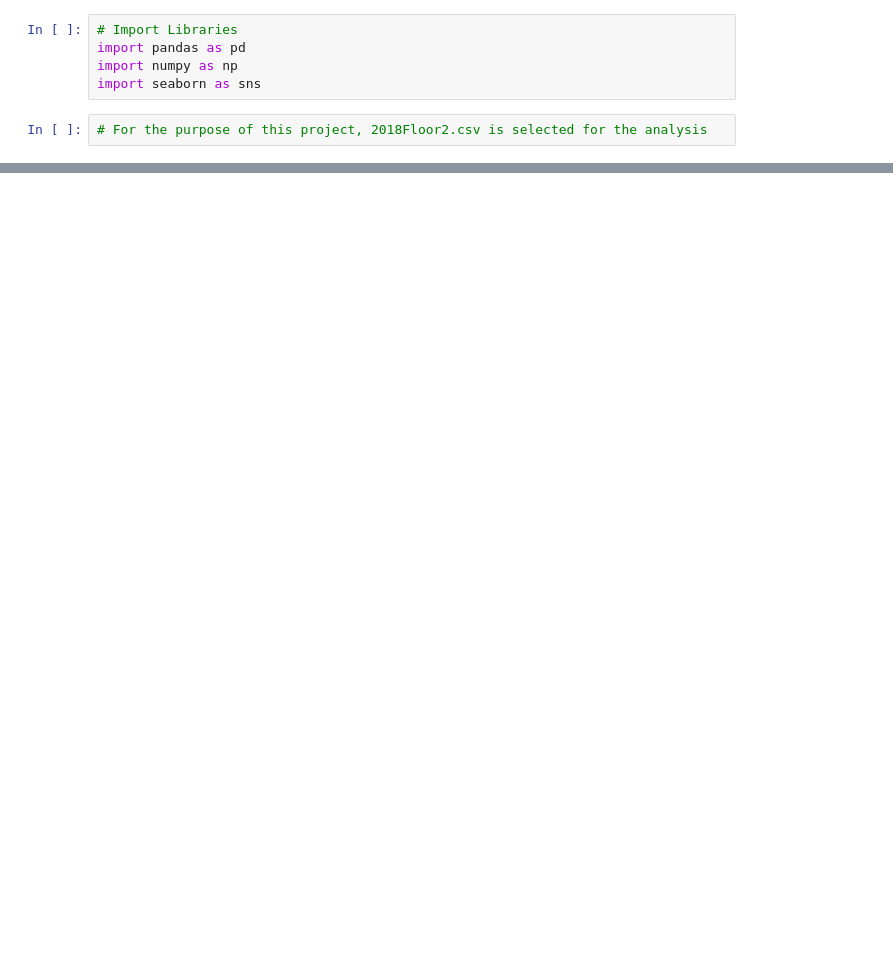
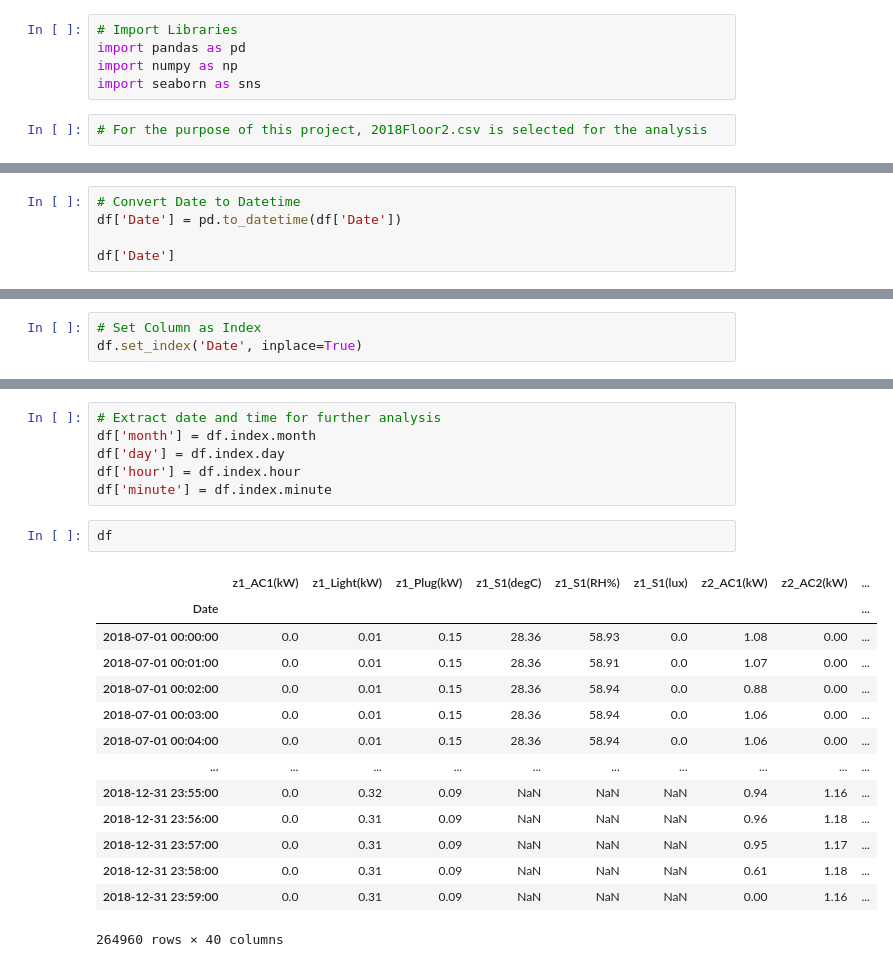
Before and after one commit to iceyisaak/smart-building, a Jupyter notebook: smart-building-project.ipynb, the cells around one changed output, grey strips where cells are left out. Drawn from its saved outputs; the diff is of its cells as text; blank space fills up the shorter version.

```diff
--- a/smart-building-project.ipynb
+++ b/smart-building-project.ipynb
@@ -96,0 +135,5 @@ dtype: int64
+# %%
+# Convert Date to Datetime
+df['Date'] = pd.to_datetime(df['Date'])
+
+df['Date']
@@ -96,0 +153,3 @@ dtype: int64
+# %%
+# Set Column as Index
+df.set_index('Date', inplace=True)
@@ -96,0 +198,23 @@ dtype: int64
+# %%
+# Extract date and time for further analysis
+df['month'] = df.index.month
+df['day'] = df.index.day
+df['hour'] = df.index.hour
+df['minute'] = df.index.minute
+# %%
+df
+# %% [output]
+|  | z1_AC1(kW) | z1_Light(kW) | z1_Plug(kW) | z1_S1(degC) | z1_S1(RH%) | z1_S1(lux) | z2_AC1(kW) | z2_AC2(kW) | ... |
+| Date |  |  |  |  |  |  |  |  | ... |
+| 2018-07-01 00:00:00 | 0.0 | 0.01 | 0.15 | 28.36 | 58.93 | 0.0 | 1.08 | 0.00 | ... |
+| 2018-07-01 00:01:00 | 0.0 | 0.01 | 0.15 | 28.36 | 58.91 | 0.0 | 1.07 | 0.00 | ... |
+| 2018-07-01 00:02:00 | 0.0 | 0.01 | 0.15 | 28.36 | 58.94 | 0.0 | 0.88 | 0.00 | ... |
+| 2018-07-01 00:03:00 | 0.0 | 0.01 | 0.15 | 28.36 | 58.94 | 0.0 | 1.06 | 0.00 | ... |
+| 2018-07-01 00:04:00 | 0.0 | 0.01 | 0.15 | 28.36 | 58.94 | 0.0 | 1.06 | 0.00 | ... |
+| ... | ... | ... | ... | ... | ... | ... | ... | ... | ... |
+| 2018-12-31 23:55:00 | 0.0 | 0.32 | 0.09 | NaN | NaN | NaN | 0.94 | 1.16 | ... |
+| 2018-12-31 23:56:00 | 0.0 | 0.31 | 0.09 | NaN | NaN | NaN | 0.96 | 1.18 | ... |
+| 2018-12-31 23:57:00 | 0.0 | 0.31 | 0.09 | NaN | NaN | NaN | 0.95 | 1.17 | ... |
+| 2018-12-31 23:58:00 | 0.0 | 0.31 | 0.09 | NaN | NaN | NaN | 0.61 | 1.18 | ... |
+| 2018-12-31 23:59:00 | 0.0 | 0.31 | 0.09 | NaN | NaN | NaN | 0.00 | 1.16 | ... |
+264960 rows × 40 columns
```
Also changed, not shown: parts of 17 cells of this notebook, 1 other file.
